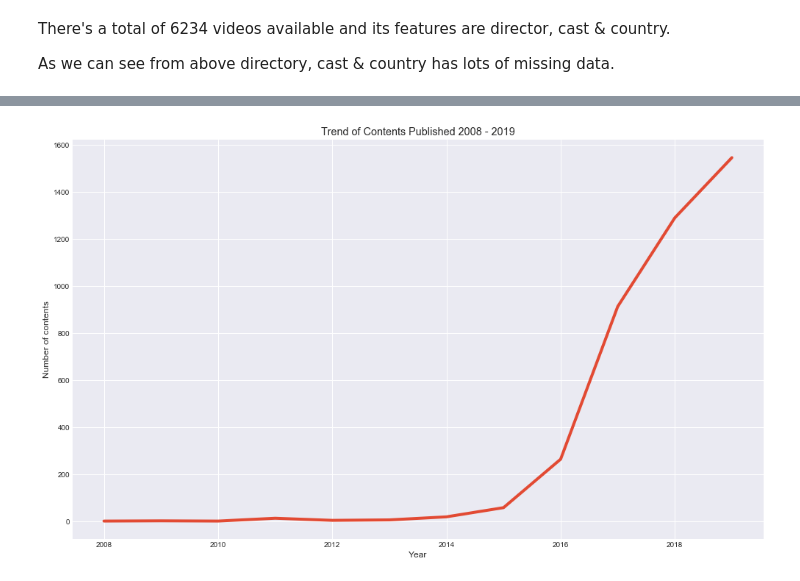
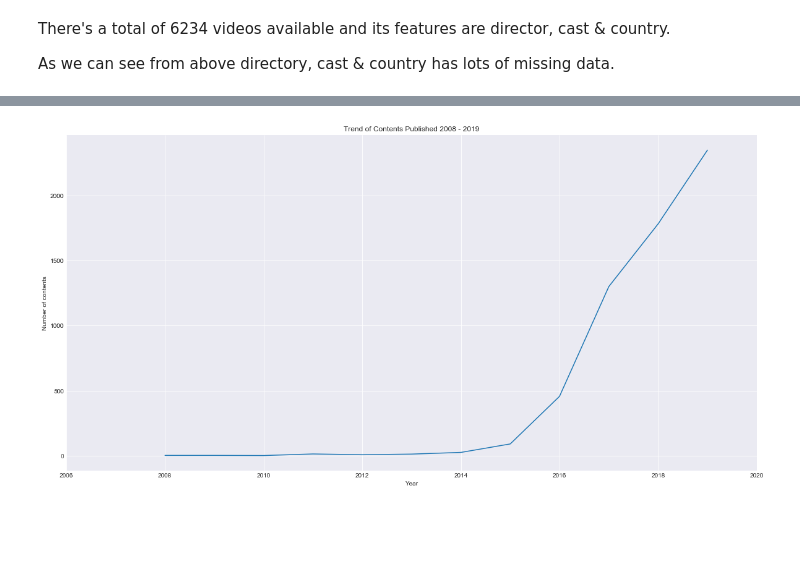
Before and after one commit to salmanmarizki/netflix_shows, a Jupyter notebook: EDA.ipynb, the cells around one changed output, grey strips where cells are left out. Cells and saved outputs as stored; diff of their text form; code cells hidden in the pictures; blank space fills up the shorter version.

```diff
--- a/EDA.ipynb
+++ b/EDA.ipynb
@@ -9,8 +9,8 @@ import warnings
 
 %matplotlib inline
 
-warnings.filterwarnings("ignore")
-plt.style.use("ggplot")
+warnings.filterwarnings('ignore')
+# plt.style.use("ggplot")
 plt.style.use('seaborn-darkgrid')
 # %%
 file = 'netflix_titles.csv'
@@ -86,16 +86,13 @@ tv_shows = df[df['type'] == 'TV Show']
 # %%
 # Trend of the contents published
-show_data = tv_shows['year_added'].value_counts().sort_index().loc[:2019]
-movie_data = movies['year_added'].value_counts().sort_index().loc[:2019]
+year_data = df['year_added'].value_counts().sort_index().loc[:2019]
 
-
-# plt.figure(figsize=(15,10))
-# plt.title("Trend of Contents Published 2008 - 2019")
-# plt.xlabel("Year")
-# plt.ylabel("Number of contents")
-# plt.plot(year_data.index ,movie_data)
-# plt.show()
-
-ax = df.plot('year_added', '')
+plt.figure(figsize=(20,10))
+plt.title("Trend of Contents Published 2008 - 2019")
+plt.xlabel("Year")
+plt.xlim(2006,2020)
+plt.ylabel("Number of contents")
+plt.plot(year_data.index ,year_data)
+plt.show()
 # %% [output]
-[figure, old version]
+[figure, new version]
```
Also changed, not shown: parts of 5 cells of this notebook.
